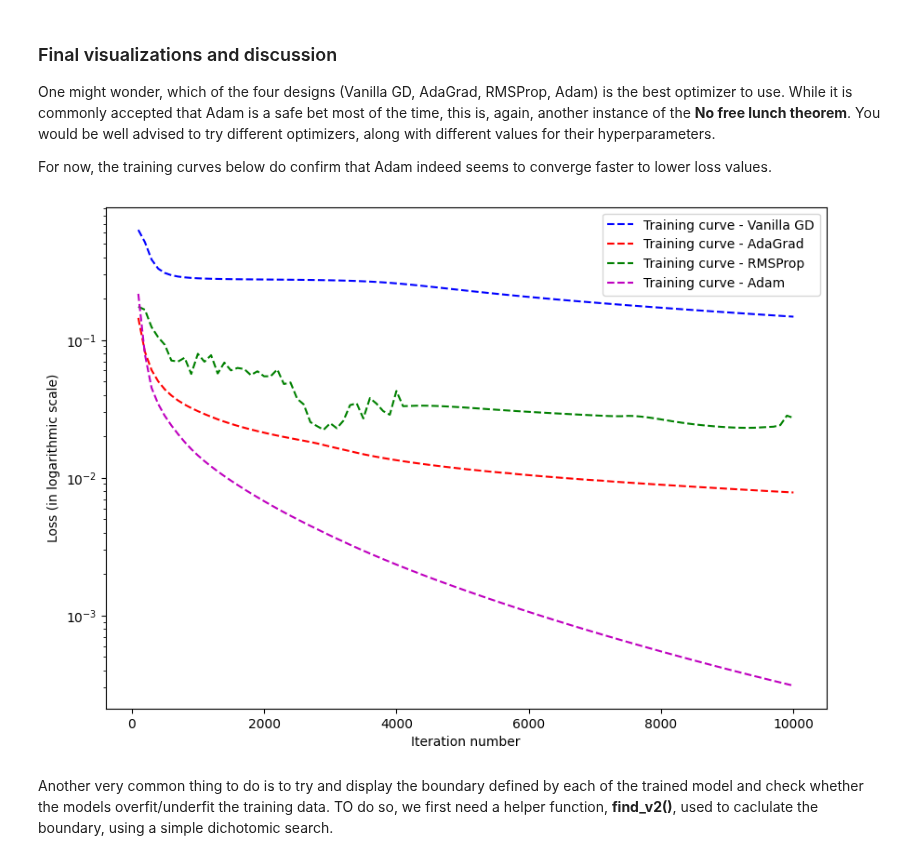
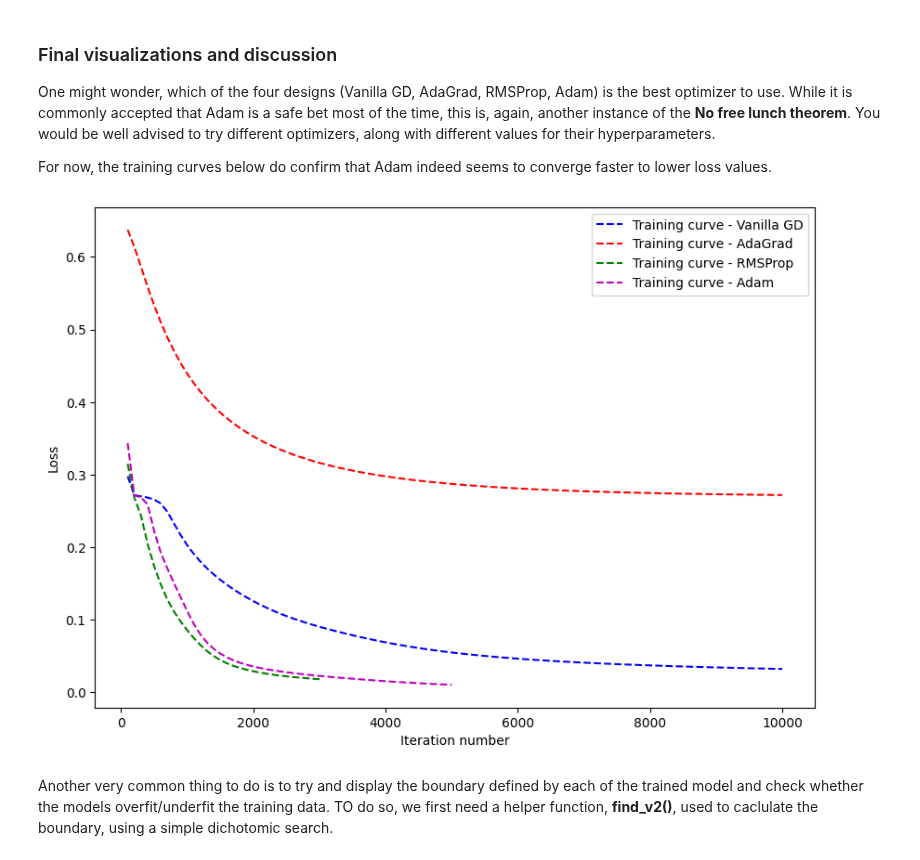
Before and after one commit to matthieudemari/SUTD_DL_50_039, a Jupyter notebook: W2/0. All/Code files/5. Advanced Gradient Descent Optimizers - AdaGrad, RMSProp and Adam.ipynb, the cells around one changed output. Drawn from its saved outputs; the diff is of its cells as text; code cells hidden in the pictures.

```diff
--- a/W2/0. All/Code files/5. Advanced Gradient Descent Optimizers - AdaGrad, RMSProp and Adam.ipynb
+++ b/W2/0. All/Code files/5. Advanced Gradient Descent Optimizers - AdaGrad, RMSProp and Adam.ipynb
@@ -975,11 +969,11 @@ class ShallowNeuralNet_RMSProp():
         A1 = self.sigmoid(Z1_b)
         Z2 = np.matmul(A1, self.W2)
         Z2_b = Z2 + self.b2
-        y_pred = self.sigmoid(Z2_b)
+        A2 = self.sigmoid(Z2_b)
 
         # Compute error term
-        epsilon = y_pred - outputs
-        gradient_output = epsilon*y_pred*(1 - y_pred)
+        dL_dA2 = -outputs/A2 + (1 - outputs)/(1 - A2)
+        gradient_output = dL_dA2*A2*(1 - A2)
         error_hidden = np.dot(gradient_output, self.W2.T)
         gradient_hidden = error_hidden*A1*(1 - A1)
 
@@ -1056,6 +1050,6 @@ n_y = 1
 np.random.seed(37)
 shallow_neural_net_rmsprop = ShallowNeuralNet_RMSProp(n_x, n_h, n_y)
 # Train and show final loss
-shallow_neural_net_rmsprop.train(inputs, outputs, N_max = 10000, alpha = 1, rho = 0.1, delta = 1e-10, display = True)
+shallow_neural_net_rmsprop.train(inputs, outputs, N_max = 3000, alpha = 1e-2, rho = 0.9, delta = 1e-10, display = True)
 print(shallow_neural_net_rmsprop.loss)
 # %% [output]
@@ -1200,11 +1194,11 @@ class ShallowNeuralNet_Adam():
         A1 = self.sigmoid(Z1_b)
         Z2 = np.matmul(A1, self.W2)
         Z2_b = Z2 + self.b2
-        y_pred = self.sigmoid(Z2_b)
+        A2 = self.sigmoid(Z2_b)
 
         # Compute error term
-        epsilon = y_pred - outputs
-        gradient_output = epsilon*y_pred*(1 - y_pred)
+        dL_dA2 = -outputs/A2 + (1 - outputs)/(1 - A2)
+        gradient_output = dL_dA2*A2*(1 - A2)
         error_hidden = np.dot(gradient_output, self.W2.T)
         gradient_hidden = error_hidden*A1*(1 - A1)
 
@@ -1294,7 +1288,7 @@ n_y = 1
 np.random.seed(37)
 shallow_neural_net_adam = ShallowNeuralNet_Adam(n_x, n_h, n_y)
 # Train and show final loss
-shallow_neural_net_adam.train(inputs, outputs, N_max = 10000, alpha = 1e-1, beta1 = 0.9, \
+shallow_neural_net_adam.train(inputs, outputs, N_max = 5000, alpha = 1e-2, beta1 = 0.9, \
                               beta2 = 0.999, delta = 1e-10, display = True)
 print(shallow_neural_net_adam.loss)
 # %% [output]
@@ -1328,21 +1322,20 @@ For now, the training curves below do confirm that Adam indeed seems to converge
 # %%
 # Compare training curves
 fig = plt.figure(figsize = (10, 7))
 plt.plot(list(range(0, len(shallow_neural_net_vanilla.losses_list), 100)), \
          shallow_neural_net_vanilla.losses_list[::100], "b--", label = "Training curve - Vanilla GD")
 plt.plot(list(range(0, len(shallow_neural_net_adagrad.losses_list), 100)), \
          shallow_neural_net_adagrad.losses_list[::100], "r--", label = "Training curve - AdaGrad")
 plt.plot(list(range(0, len(shallow_neural_net_rmsprop.losses_list), 100)), \
          shallow_neural_net_rmsprop.losses_list[::100], "g--", label = "Training curve - RMSProp")
 plt.plot(list(range(0, len(shallow_neural_net_adam.losses_list), 100)), \
          shallow_neural_net_adam.losses_list[::100], "m--", label = "Training curve - Adam")
 plt.xlabel("Iteration number")
-plt.ylabel("Loss (in logarithmic scale)")
-plt.yscale("log")
+plt.ylabel("Loss")
 plt.legend(loc = "best")
 plt.show()
 # %% [output]
-[figure, old version]
+[figure, new version]
 # %% [markdown]
 Another very common thing to do is to try and display the boundary defined by each of the trained model and check whether the models overfit/underfit the training data. TO do so, we first need a helper function, **find_v2()**,  used to caclulate the boundary, using a simple dichotomic search.
 # %%
```
Also changed, not shown: parts of 15 cells of this notebook, 6 other files.
